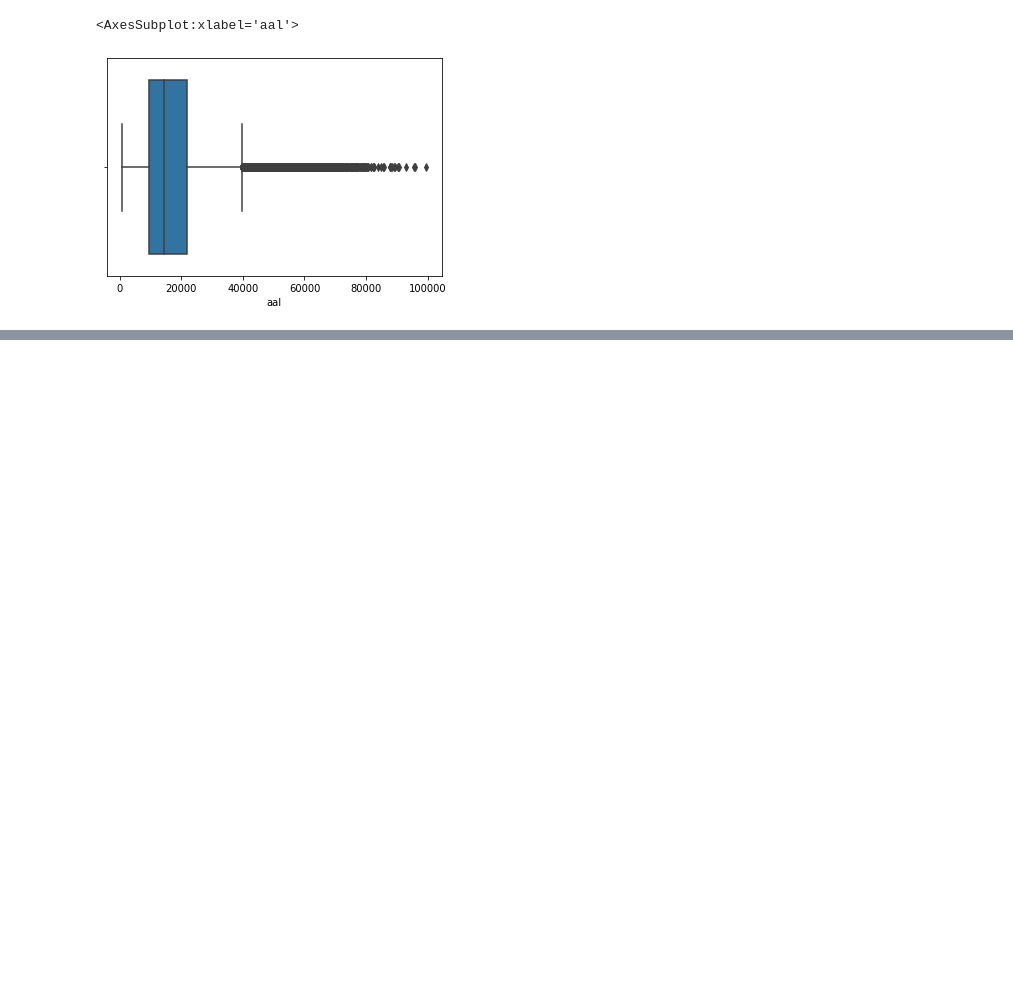
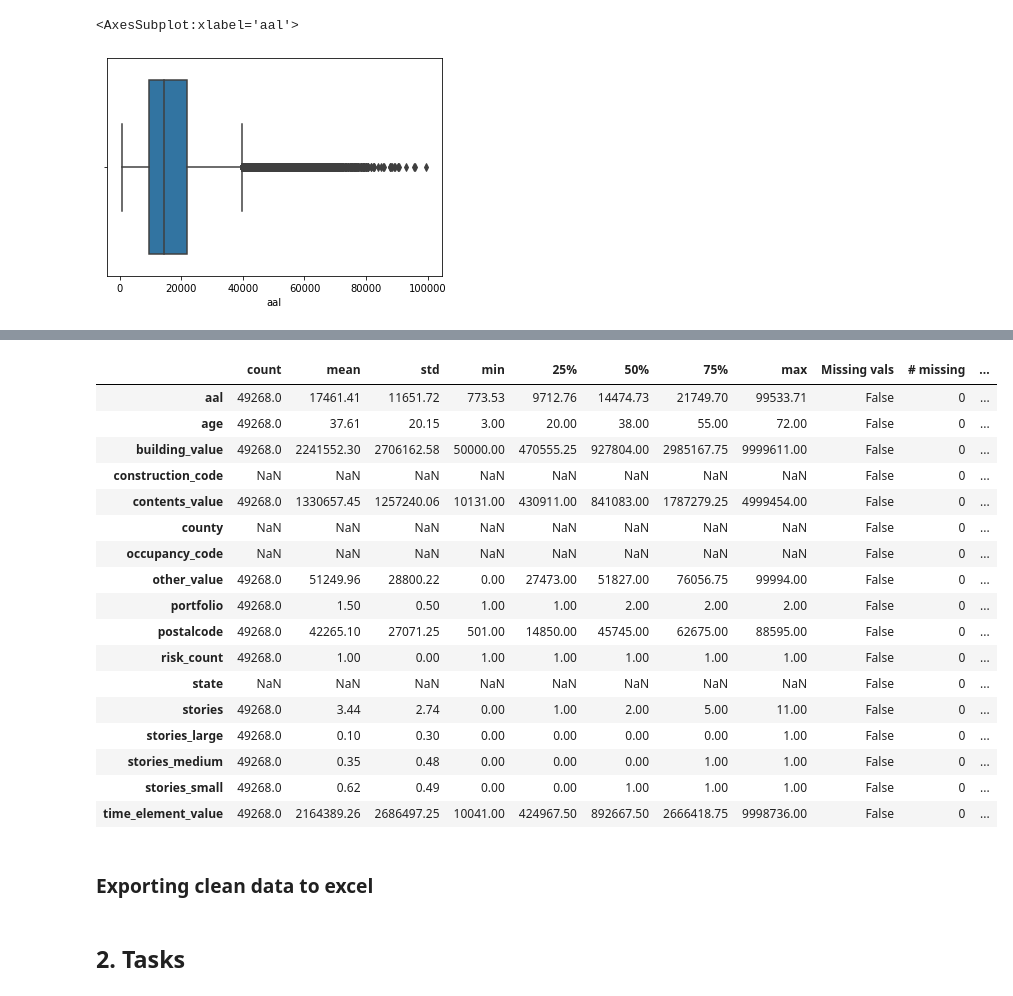
Before and after one commit to kevinmiguel97/Winter-storm-risk-evaluation, a Jupyter notebook: locations_analysis.ipynb, the cells around one changed output, grey strips where cells are left out. Saved outputs shown, nothing was run; the diff lists cells and outputs as text; code cells hidden in the pictures; blank space fills up the shorter version.

Commit message:
clean data

```diff
--- a/locations_analysis.ipynb
+++ b/locations_analysis.ipynb
@@ -96,3 +95,5 @@ df_locations = df_locations.dropna()
+# %%
+df_locations['year_built'] = df_locations['year_built'].fillna(2000)
 # %% [markdown]
 ### Individual variables analysis
 # %% [markdown]
@@ -167,3 +167,0 @@ array(['1', '5+', '2', '3', '4', '5', '6', 0, 'Over 10', '8', '10'],
-# %%
-df_locations.dtypes
-df_locations['stories'] = df_locations['stories'].str.replace('+', '', regex=True)
@@ -172,7 +190,8 @@ df_locations['stories'] = df_locations['stories'].str.replace('+', '', regex=Tru
 
 We are substituting the year built variable for the age of the building today, generating variable age
 # %%
-df_locations = calculate_age(df_locations, 'year_built')
+# Generate age
+df_locations['age'] = 2022 - df_locations['year_built']
 df_locations.head()
 # %% [output]
 |  | portfolio | state | county | postalcode | building_value | other_value | contents_value | ... |
@@ -191,0 +234,54 @@ sns.boxplot(df_locations['aal'])
+# %%
+from sklearn.cluster import KMeans
+# Creating variables to use in the model
+model_columns = ['portfolio', 'building_value',
+       'other_value', 'contents_value', 'time_element_value',
+       'aal', 'risk_count', 'stories_small',
+       'stories_medium', 'stories_large']
+
+# Dummy dataset to cluster ages
+data_kmeans = df_locations[model_columns]
+
+# Creating model and fitting with data
+kmeans = KMeans(n_clusters=5, random_state=0).fit(data_kmeans)
+
+# Adding cluster column to dataframe
+data_kmeans['cluster'] = np.array(kmeans.labels_)
+
+# Predicting missing value result is cluster 0
+kmeans.predict(pd.DataFrame(df_locations.iloc[8343]).transpose()[model_columns])
+
+# Members of cluster 0
+c_0 = data_kmeans[data_kmeans['cluster'] == 0].index
+
+# Calculating avg mean of cluster 0 = 37.6 round to 37
+df_locations.iloc[c_0]['age'].mean()
+
+# Adding projected age
+df_locations.loc[8343, 'age'] = 37
+
+# Dropping age column
+df_locations.drop(columns=['year_built'], inplace=True)
+# %%
+summary_stats(df_locations, '')
+# %% [output]
+|  | count | mean | std | min | 25% | 50% | 75% | max | Missing vals | # missing | ... |
+| aal | 49268.0 | 17461.41 | 11651.72 | 773.53 | 9712.76 | 14474.73 | 21749.70 | 99533.71 | False | 0 | ... |
+| age | 49268.0 | 37.61 | 20.15 | 3.00 | 20.00 | 38.00 | 55.00 | 72.00 | False | 0 | ... |
+| building_value | 49268.0 | 2241552.30 | 2706162.58 | 50000.00 | 470555.25 | 927804.00 | 2985167.75 | 9999611.00 | False | 0 | ... |
+| construction_code | NaN | NaN | NaN | NaN | NaN | NaN | NaN | NaN | False | 0 | ... |
+| contents_value | 49268.0 | 1330657.45 | 1257240.06 | 10131.00 | 430911.00 | 841083.00 | 1787279.25 | 4999454.00 | False | 0 | ... |
+| county | NaN | NaN | NaN | NaN | NaN | NaN | NaN | NaN | False | 0 | ... |
+| occupancy_code | NaN | NaN | NaN | NaN | NaN | NaN | NaN | NaN | False | 0 | ... |
+| other_value | 49268.0 | 51249.96 | 28800.22 | 0.00 | 27473.00 | 51827.00 | 76056.75 | 99994.00 | False | 0 | ... |
+| portfolio | 49268.0 | 1.50 | 0.50 | 1.00 | 1.00 | 2.00 | 2.00 | 2.00 | False | 0 | ... |
+| postalcode | 49268.0 | 42265.10 | 27071.25 | 501.00 | 14850.00 | 45745.00 | 62675.00 | 88595.00 | False | 0 | ... |
+| risk_count | 49268.0 | 1.00 | 0.00 | 1.00 | 1.00 | 1.00 | 1.00 | 1.00 | False | 0 | ... |
+| state | NaN | NaN | NaN | NaN | NaN | NaN | NaN | NaN | False | 0 | ... |
+| stories | 49268.0 | 3.44 | 2.74 | 0.00 | 1.00 | 2.00 | 5.00 | 11.00 | False | 0 | ... |
+| stories_large | 49268.0 | 0.10 | 0.30 | 0.00 | 0.00 | 0.00 | 0.00 | 1.00 | False | 0 | ... |
+| stories_medium | 49268.0 | 0.35 | 0.48 | 0.00 | 0.00 | 0.00 | 1.00 | 1.00 | False | 0 | ... |
+| stories_small | 49268.0 | 0.62 | 0.49 | 0.00 | 0.00 | 1.00 | 1.00 | 1.00 | False | 0 | ... |
+| time_element_value | 49268.0 | 2164389.26 | 2686497.25 | 10041.00 | 424967.50 | 892667.50 | 2666418.75 | 9998736.00 | False | 0 | ... |
+# %% [markdown]
+### Exporting clean data to excel
@@ -191,0 +290,2 @@ sns.boxplot(df_locations['aal'])
+# %% [markdown]
+## 2. Tasks
```
Also changed, not shown: parts of 10 cells of this notebook, 2 other files.
